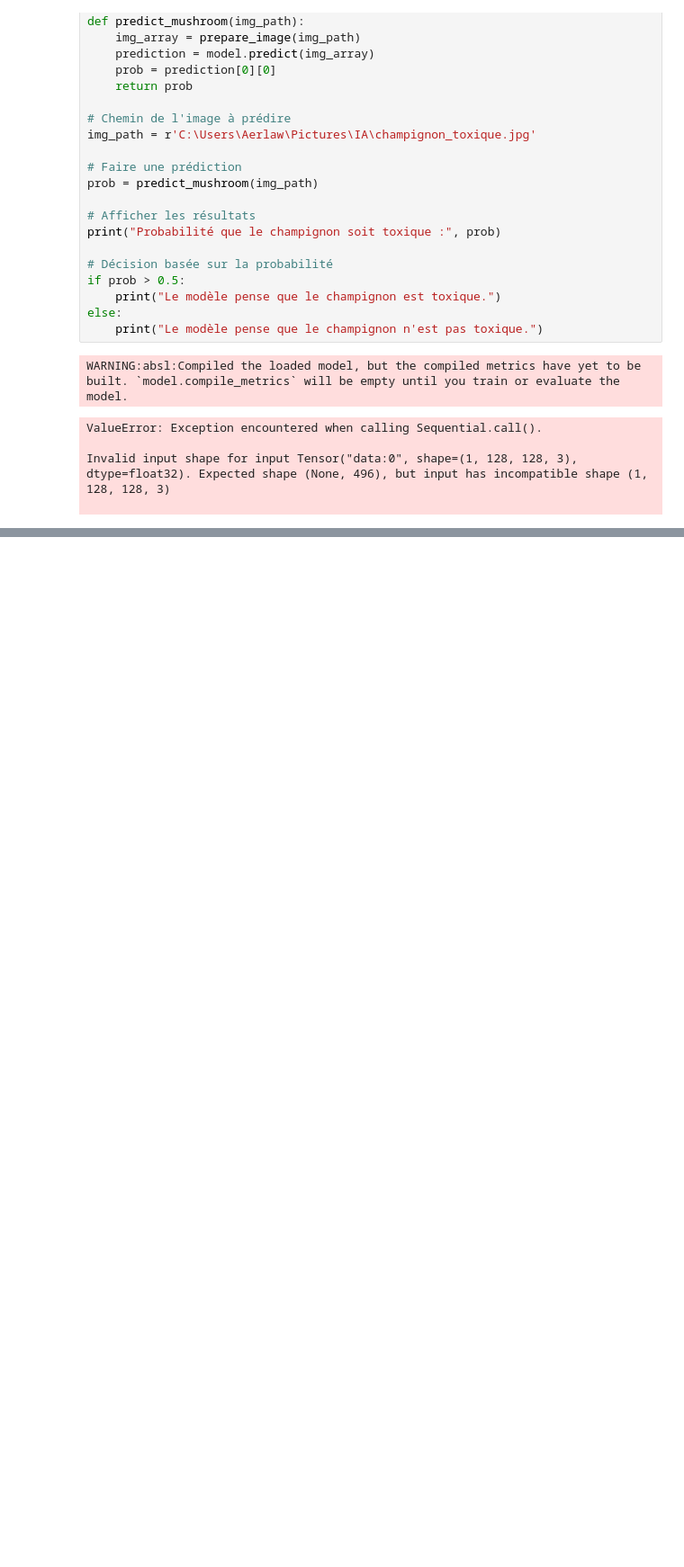
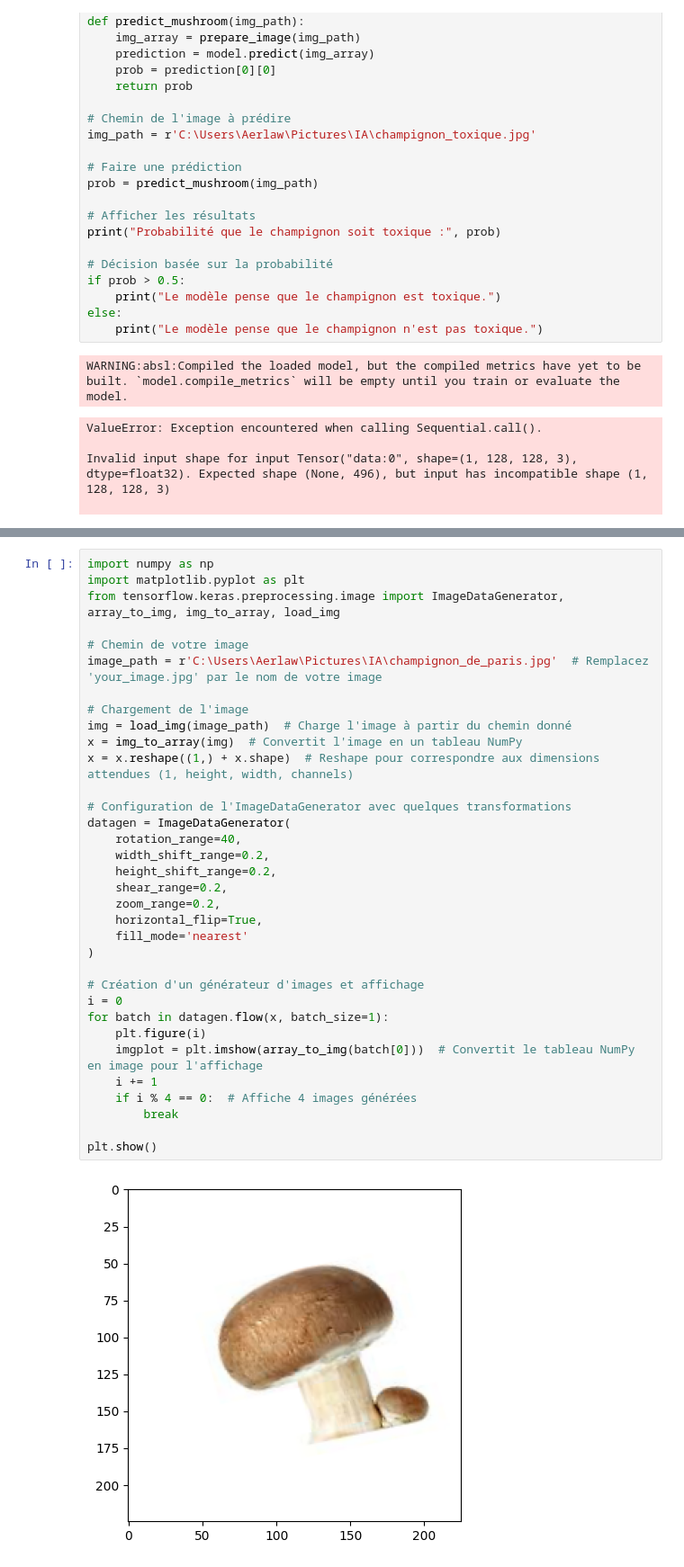
Before and after one commit to aerlaw/IA, a Jupyter notebook: mar.io.ipynb, the cells around one changed output, grey strips where cells are left out. Shown at 90% size. Cells and saved outputs as stored; diff of their text form; blank space fills up the shorter version.

```diff
--- a/mar.io.ipynb
+++ b/mar.io.ipynb
@@ -722,0 +778,36 @@ Invalid input shape for input Tensor("data:0", shape=(1, 128, 128, 3), dtype=flo
+# %%
+import numpy as np
+import matplotlib.pyplot as plt
+from tensorflow.keras.preprocessing.image import ImageDataGenerator, array_to_img, img_to_array, load_img
+
+# Chemin de votre image
+image_path = r'C:\Users\Aerlaw\Pictures\IA\champignon_de_paris.jpg'  # Remplacez 'your_image.jpg' par le nom de votre image
+
+# Chargement de l'image
+img = load_img(image_path)  # Charge l'image à partir du chemin donné
+x = img_to_array(img)  # Convertit l'image en un tableau NumPy
+x = x.reshape((1,) + x.shape)  # Reshape pour correspondre aux dimensions attendues (1, height, width, channels)
+
+# Configuration de l'ImageDataGenerator avec quelques transformations
+datagen = ImageDataGenerator(
+    rotation_range=40,
+    width_shift_range=0.2,
+    height_shift_range=0.2,
+    shear_range=0.2,
+    zoom_range=0.2,
+    horizontal_flip=True,
+    fill_mode='nearest'
+)
+
+# Création d'un générateur d'images et affichage
+i = 0
+for batch in datagen.flow(x, batch_size=1):
+    plt.figure(i)
+    imgplot = plt.imshow(array_to_img(batch[0]))  # Convertit le tableau NumPy en image pour l'affichage
+    i += 1
+    if i % 4 == 0:  # Affiche 4 images générées
+        break
+
+plt.show()
+# %% [output]
+[figure, added]
```
Also changed, not shown: parts of 18 cells of this notebook, 4 other files.
